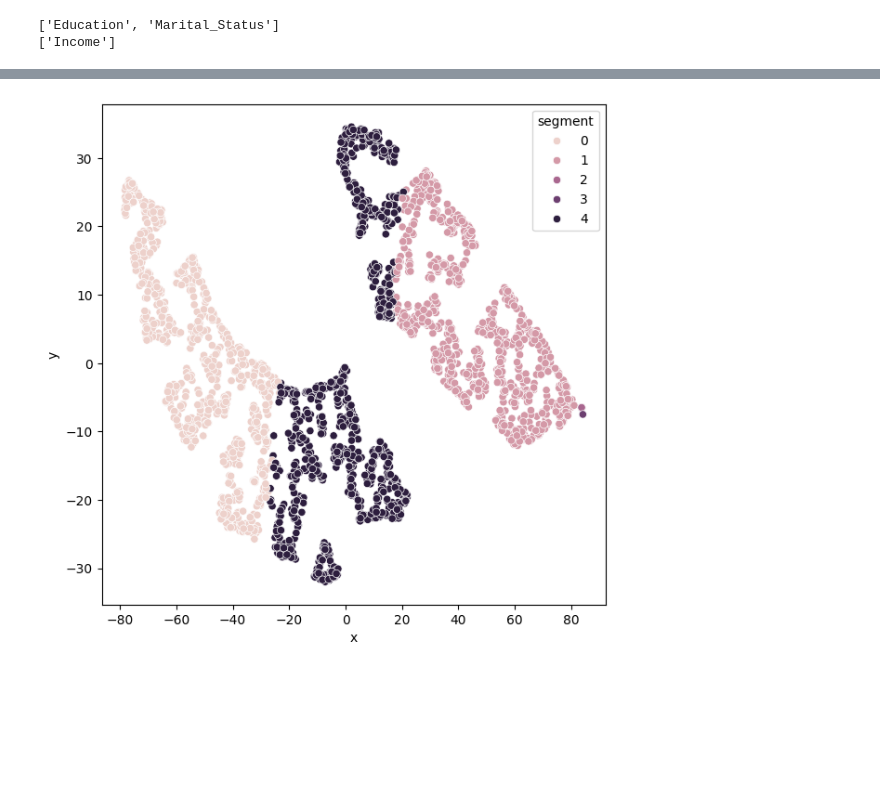
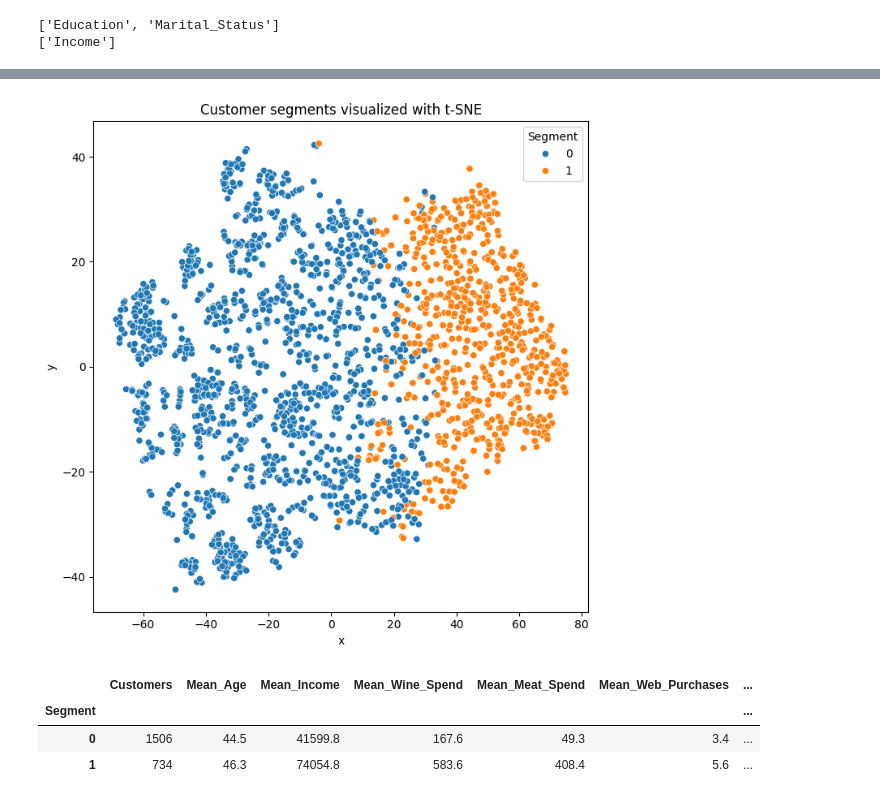
Before and after one commit to tegar17/Customer-Segmentation, a Jupyter notebook: main.ipynb, the cells around one changed output, grey strips where cells are left out. Saved outputs shown, nothing was run; the diff lists cells and outputs as text; code cells hidden in the pictures; blank space fills up the shorter version.

```diff
--- a/main.ipynb
+++ b/main.ipynb
@@ -126,5 +128,5 @@ df["year"] = parts[2].astype(int) #this function is used to convert
 # %%
-df.drop(['Z_CostContact', 'Z_Revenue', 'Dt_Customer'], axis=1, inplace=True) #this function is used to remove the "Z_CostContact" and "Z_Revenue" columns from the DataFrame. The axis=1 argument specifies that the operation should be performed on columns, and inplace=True modifies the original DataFrame directly.
+df.drop(columns=["ID", "Z_CostContact", "Z_Revenue"], inplace=True)
 # %% [markdown]
 ## 2. Exploratory data analysis
 
@@ -204,7 +242,6 @@ data = scaler.fit_transform(df)
 # %%
-from sklearn.manifold import TSNE
-model = TSNE(n_components=2, random_state=0)
-tsne_data = model.fit_transform(df)
+model = TSNE(n_components=2, random_state=0, init="pca", learning_rate="auto")
+tsne_data = model.fit_transform(data)
 plt.figure(figsize=(7, 7))
 plt.scatter(tsne_data[:, 0], tsne_data[:, 1])
 plt.show()
@@ -239,6 +302,9 @@ The final cell assigns each customer one of five K-Means labels, then colors the
 # %%
-model = KMeans(init='k-means++',
-               n_clusters=5,
-               max_iter=500,
-               random_state=22)
-segments = model.fit_predict(df)
+selected_k = cluster_counts[int(np.argmax(silhouette_values))]
+model = KMeans(
+    init="k-means++", n_clusters=selected_k, max_iter=500,
+    random_state=22, n_init=20
+)
+segments = model.fit_predict(data)
+print(f"Selected k by highest silhouette score: {selected_k}")
+print(f"Silhouette score: {max(silhouette_values):.3f}")
@@ -245,9 +314,35 @@ segments = model.fit_predict(df)
 # %%
 plt.figure(figsize=(7, 7))
 
 df_tsne = pd.DataFrame({'x': tsne_data[:, 0], 'y': tsne_data[:, 1], 'segment': segments})
 
-sb.scatterplot(x='x', y='y', hue='segment', data=df_tsne)
+sb.scatterplot(x="x", y="y", hue="segment", data=df_tsne, palette="tab10")
+plt.title("Customer segments visualized with t-SNE")
+plt.legend(title="Segment")
+plt.tight_layout()
 plt.show()
+
+clustered = df.copy()
+clustered["Segment"] = segments
+segment_profile = clustered.groupby("Segment").agg(
+    Customers=("Segment", "size"),
+    Mean_Age=("Age", "mean"),
+    Mean_Income=("Income", "mean"),
+    Mean_Wine_Spend=("MntWines", "mean"),
+    Mean_Meat_Spend=("MntMeatProducts", "mean"),
+    Mean_Web_Purchases=("NumWebPurchases", "mean"),
+    Mean_Catalog_Purchases=("NumCatalogPurchases", "mean"),
+    Mean_Store_Purchases=("NumStorePurchases", "mean")
+).round(1)
+segment_profile["Share_Percent"] = (segment_profile["Customers"] / len(clustered) * 100).round(1)
+display(segment_profile)
+
+campaign_columns = ["AcceptedCmp1", "AcceptedCmp2", "AcceptedCmp3", "AcceptedCmp4", "AcceptedCmp5", "Response"]
+campaign_rates = clustered.groupby("Segment")[campaign_columns].mean().mul(100).round(1)
+display(campaign_rates.rename(columns=lambda column: f"{column}_Rate_Percent"))
 # %% [output]
-[figure, old version]
+[figure, new version]
+|  | Customers | Mean_Age | Mean_Income | Mean_Wine_Spend | Mean_Meat_Spend | Mean_Web_Purchases | ... |
+| Segment |  |  |  |  |  |  | ... |
+| 0 | 1506 | 44.5 | 41599.8 | 167.6 | 49.3 | 3.4 | ... |
+| 1 | 734 | 46.3 | 74054.8 | 583.6 | 408.4 | 5.6 | ... |
```
Also changed, not shown: parts of 23 cells of this notebook, 1 other file.
